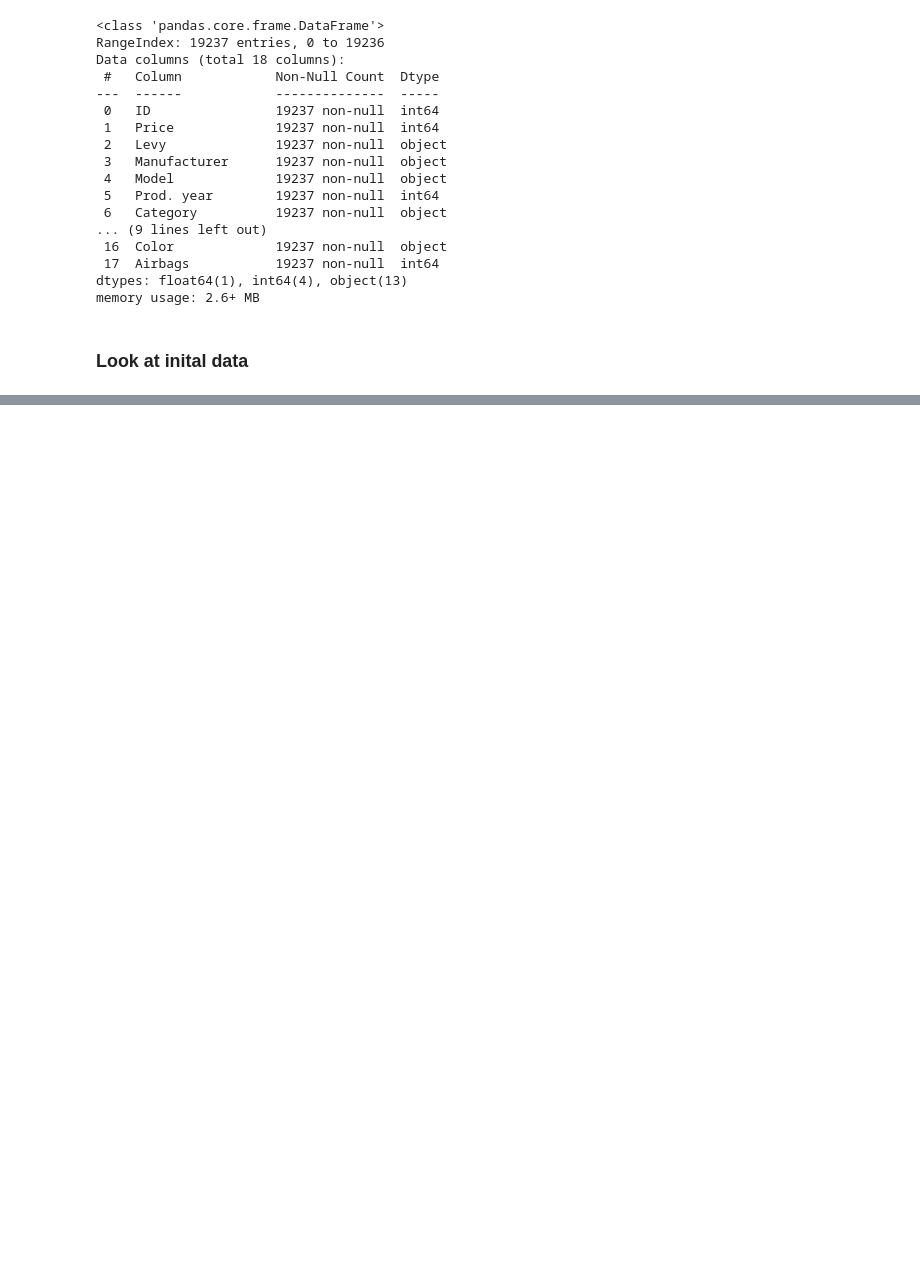
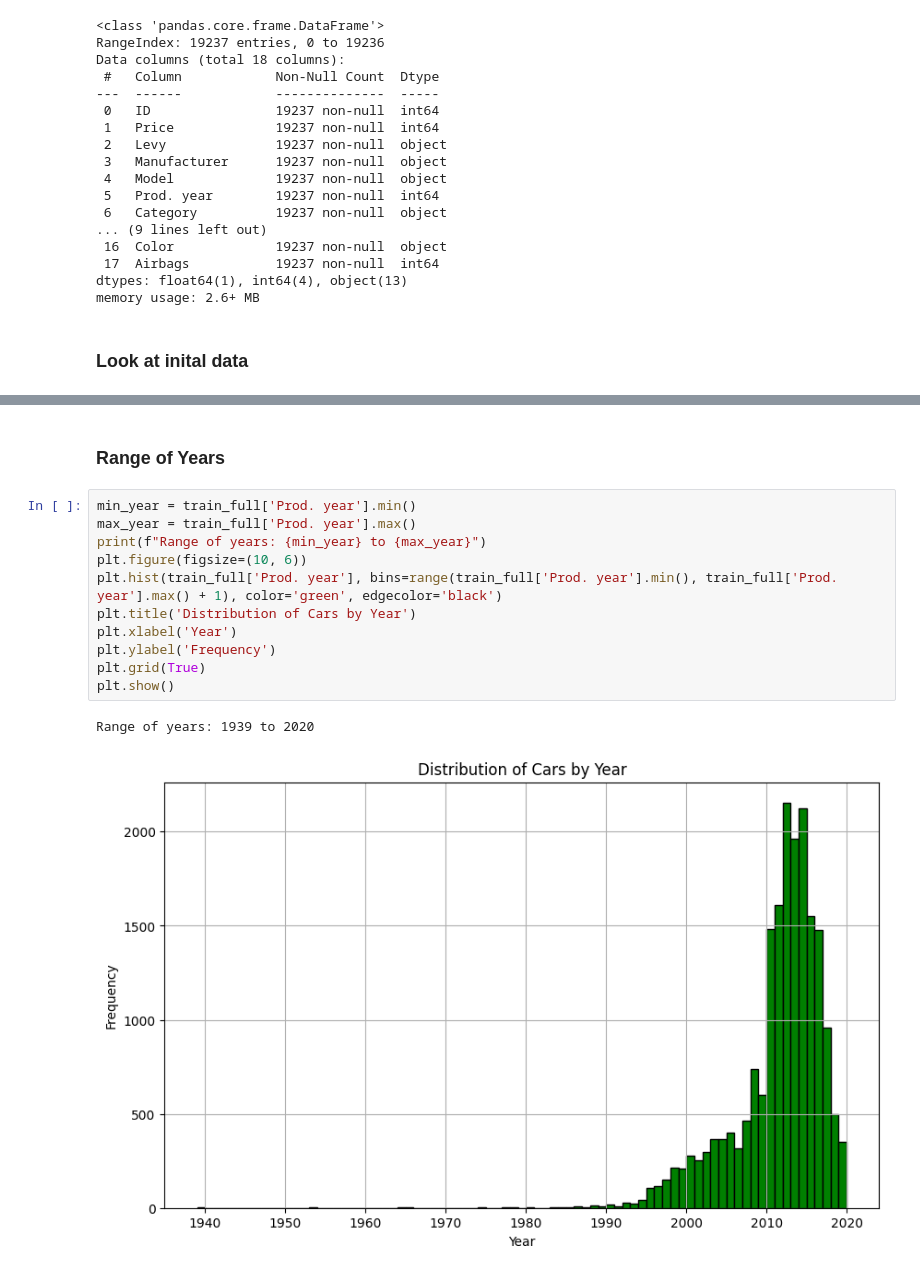
Before and after one commit to ChristianJBNB/MDA_Capstone_Project, a Jupyter notebook: Starter_Code.ipynb, the cells around one changed output, grey strips where cells are left out. Saved outputs shown, nothing was run; the diff lists cells and outputs as text; blank space fills up the shorter version.

Commit message:
Added graphs showing relevance to car price

```diff
--- a/Starter_Code.ipynb
+++ b/Starter_Code.ipynb
@@ -50,0 +77,16 @@ max    4.581665e+07  2.630750e+07   2020.000000     16.000000     16.000000
+# %% [markdown]
+### Range of Years
+# %%
+min_year = train_full['Prod. year'].min()
+max_year = train_full['Prod. year'].max()
+print(f"Range of years: {min_year} to {max_year}")
+plt.figure(figsize=(10, 6))
+plt.hist(train_full['Prod. year'], bins=range(train_full['Prod. year'].min(), train_full['Prod. year'].max() + 1), color='green', edgecolor='black')
+plt.title('Distribution of Cars by Year')
+plt.xlabel('Year')
+plt.ylabel('Frequency')
+plt.grid(True)
+plt.show()
+# %% [output]
+Range of years: 1939 to 2020
+[figure, added]
```
Also changed, not shown: parts of 18 cells of this notebook.
